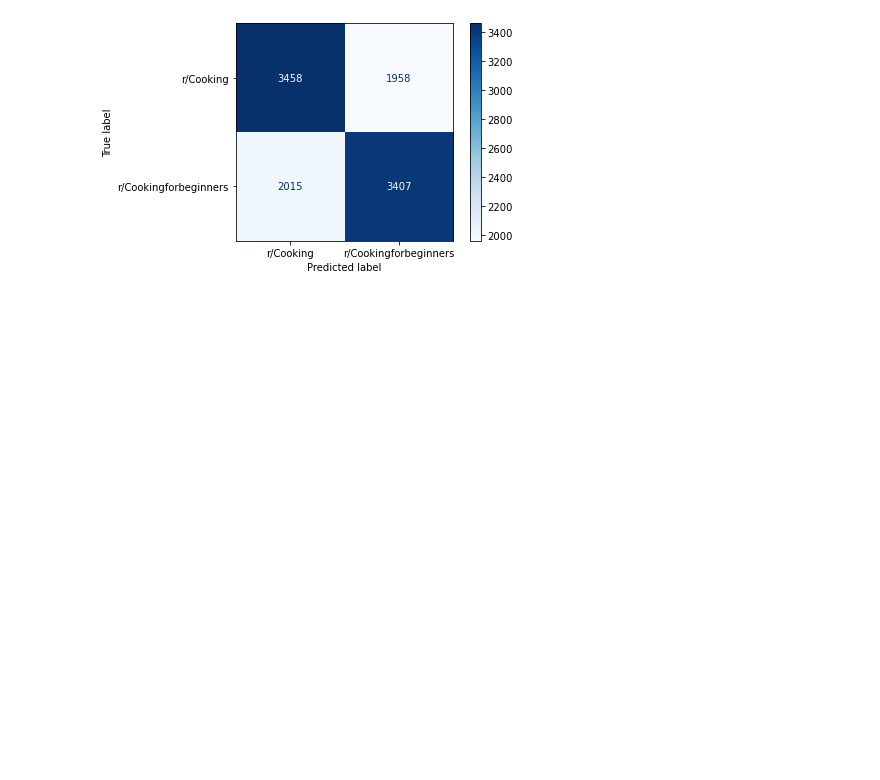
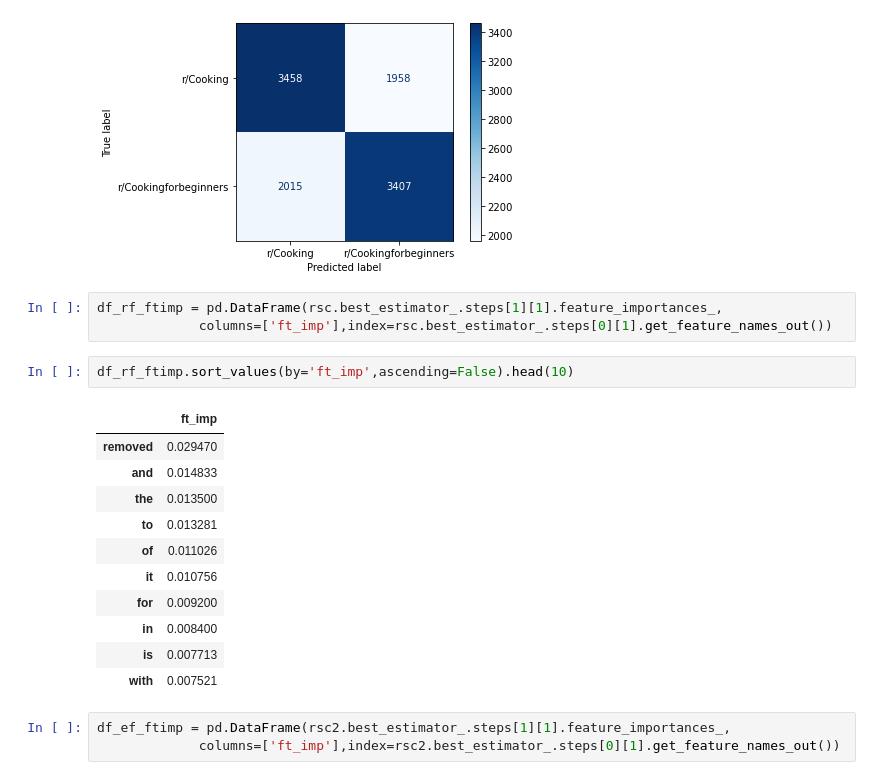
Before and after one commit to knambiar96/reddit-classification-nlp, a Jupyter notebook: code/p2-self-text-analysis.ipynb, the cells around one changed output. Cells and saved outputs as stored; diff of their text form; blank space fills up the shorter version.

```diff
--- a/code/p2-self-text-analysis.ipynb
+++ b/code/p2-self-text-analysis.ipynb
@@ -528,3 +550,23 @@ ConfusionMatrixDisplay.from_estimator(vc2,X_test,y_test,cmap='Blues')
 # %% [output]
 <sklearn.metrics._plot.confusion_matrix.ConfusionMatrixDisplay at 0x...>
 [figure]
+# %%
+df_rf_ftimp = pd.DataFrame(rsc.best_estimator_.steps[1][1].feature_importances_,
+             columns=['ft_imp'],index=rsc.best_estimator_.steps[0][1].get_feature_names_out())
+# %%
+df_rf_ftimp.sort_values(by='ft_imp',ascending=False).head(10)
+# %% [output]
+|  | ft_imp |
+| removed | 0.029470 |
+| and | 0.014833 |
+| the | 0.013500 |
+| to | 0.013281 |
+| of | 0.011026 |
+| it | 0.010756 |
+| for | 0.009200 |
+| in | 0.008400 |
+| is | 0.007713 |
+| with | 0.007521 |
+# %%
+df_ef_ftimp = pd.DataFrame(rsc2.best_estimator_.steps[1][1].feature_importances_,
+             columns=['ft_imp'],index=rsc2.best_estimator_.steps[0][1].get_feature_names_out())
```
Also changed, not shown: parts of 8 cells of this notebook, 3 other files.
